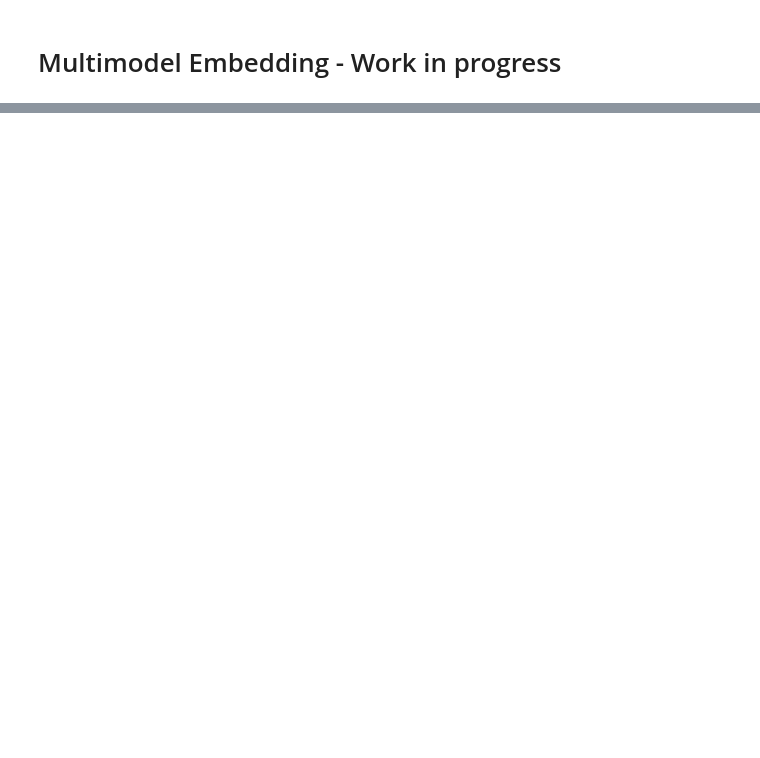
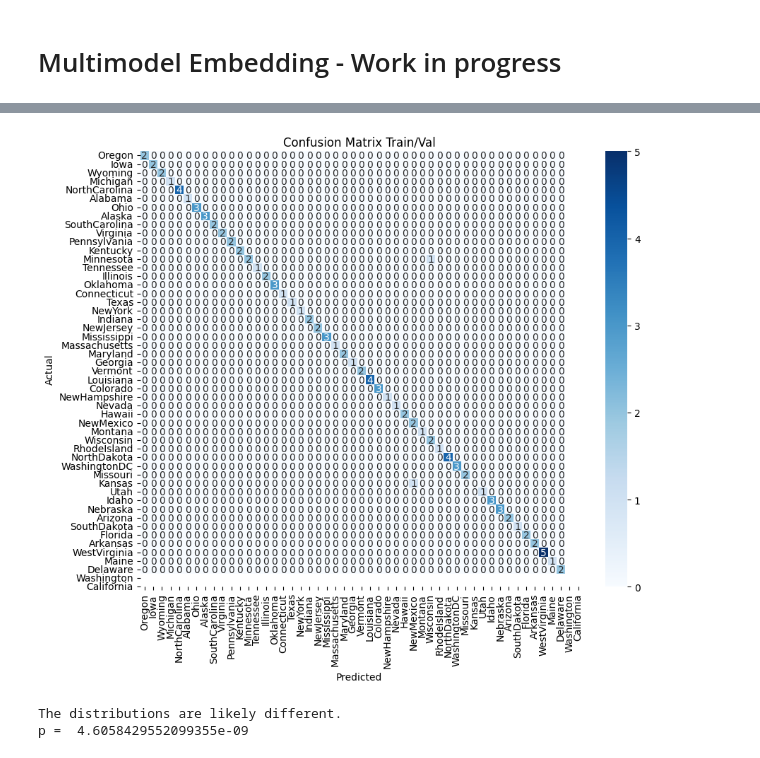
Before and after one commit to mmender2/Ai-DataScience, a Jupyter notebook: EnsLicPl.ipynb, the cells around one changed output, grey strips where cells are left out. Saved outputs shown, nothing was run; the diff lists cells and outputs as text; code cells hidden in the pictures; blank space fills up the shorter version.

```diff
--- a/EnsLicPl.ipynb
+++ b/EnsLicPl.ipynb
@@ -904,0 +1051,17 @@ Time taken:  0.9994926452636719
+# %%
+import matplotlib.pyplot as plt
+import seaborn as sns
+from sklearn.metrics import confusion_matrix
+
+# Generate the confusion matrix
+cm = confusion_matrix(y_test, y_pred)
+
+# Plot the confusion matrix as a heatmap
+plt.figure(figsize=(10, 8))
+sns.heatmap(cm, annot=True, fmt='g', cmap='Blues', xticklabels=unique_states, yticklabels=unique_states)
+plt.xlabel('Predicted')
+plt.ylabel('Actual')
+plt.title('Confusion Matrix Train/Val')
+plt.show()
+# %% [output]
+[figure, added]
@@ -904,0 +1108,17 @@ Time taken:  0.9994926452636719
+# %%
+from scipy.stats import ks_2samp
+
+def compare_distributions(embedding1, embedding2):
+    statistic, p_value = ks_2samp(embedding1, embedding2)
+    if p_value > 0.05:
+        print("The distributions are likely similar.")
+        print('p = ', p_value)
+    else:
+        print("The distributions are likely different.")
+        print('p = ', p_value)
+
+# Comparing image embeddings as an example
+compare_distributions(reduced_embeddings[:, 0], new_reduced_embeddings[:, 0])  # Compare first dimension as an example
+# %% [output]
+The distributions are likely different.
+p =  4.6058429552099355e-09
```
Also changed, not shown: parts of 25 cells of this notebook.
